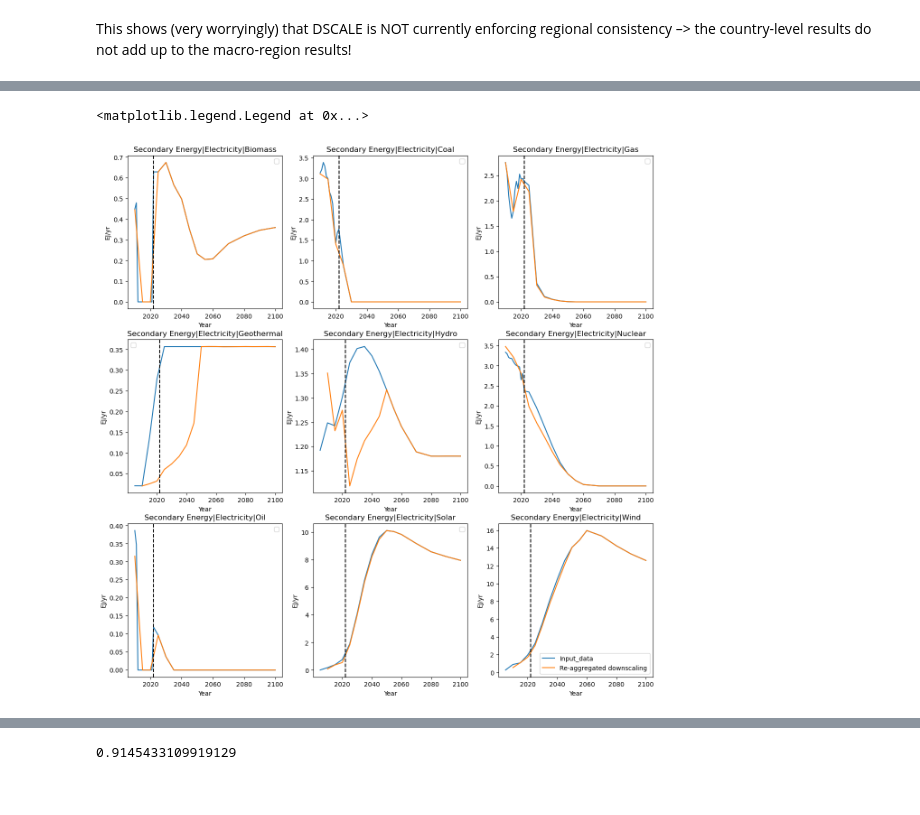
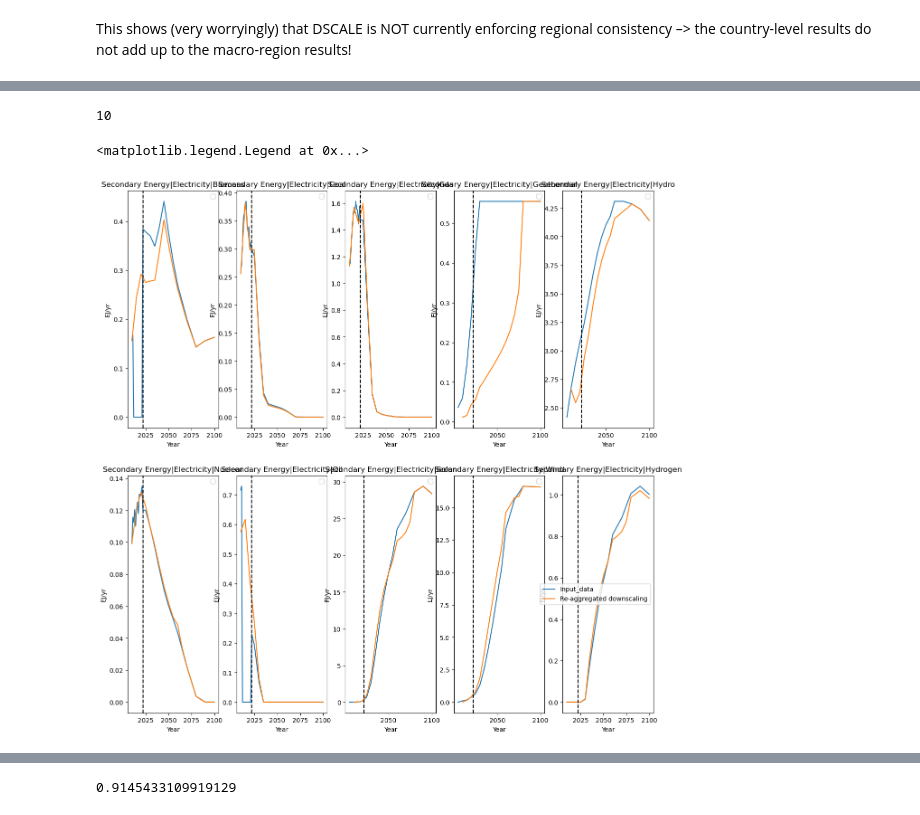
Before and after one commit to fabiosferra/DSCALE, a Jupyter notebook: notebook/explore_power.ipynb, the cells around one changed output, grey strips where cells are left out. Saved outputs shown, nothing was run; the diff lists cells and outputs as text; code cells hidden in the pictures.

Commit message:
notebooks with plots for enegry mix

```diff
--- a/notebook/explore_power.ipynb
+++ b/notebook/explore_power.ipynb
@@ -95,6 +93,6 @@ NPE_PATH = (
 
 NPE_PATH: os.PathLike = BOX_MOUNT_PATH / NPE_PATH
 # %%
-input_data = pyam.IamDataFrame(REMIND_PATH / 'ar6_templates/REMIND-MAgPIE_coreAndVariations_2025-12-10_16.07.26.xlsx')
-input_data_harm = pyam.IamDataFrame(REMIND_PATH / 'processed_data/npe_core_scenario_harmonised_AR6_reporting.csv')
+# input_data = pyam.IamDataFrame(REMIND_PATH / 'ar6_templates/REMIND-MAgPIE_coreAndVariations_2025-12-10_16.07.26.xlsx')
+input_data = pyam.IamDataFrame(REMIND_PATH / 'processed_data/npe_core_scenario_harmonised_AR6_reporting.csv')
 # %% [output]
@@ -112,3 +108,3 @@ npe_siamese = pyam.IamDataFrame(NPE_PATH / '3_Data/results_v12/siamese.csv')
 # %%
-dscale_results = pyam.IamDataFrame('../results/5_Explorer_and_New_Variables/REMIND 3.4_REMIND_fuel_mix_testing_04_02_2026_2022_harmo_step5g_synfuel.csv')
+dscale_results = pyam.IamDataFrame('../results/5_Explorer_and_New_Variables/REMIND 3.4_REMIND_fuel_mix_testing_10_02_2026_2022_harmo_step5h_hydrogen.csv')
 # %% [output]
@@ -188,6 +182,7 @@ power_mix_var = [
  'Secondary Energy|Electricity|Oil',
  'Secondary Energy|Electricity|Solar',
  'Secondary Energy|Electricity|Wind',
+ 'Secondary Energy|Electricity|Hydrogen',
 #  'Secondary Energy|Electricity|Non-Biomass Renewables'
  ]
 # %%
@@ -247,23 +257,27 @@ change_in_macro_data_harmo_input = change_in_macro_data_harmo_input.loc[~ismatch
+# %%
+len(power_mix_var)
+# %% [output]
+10
 # %%
-f, axes = plt.subplots(nrows=3,ncols=3,figsize=(15,15))
+f, axes = plt.subplots(nrows=2,ncols=5,figsize=(15,15))
 
-plot_reg = 'EUR'
+plot_reg = 'LAM'
 
 for count, ax in enumerate(axes.ravel()[:]):
     # input_data.filter(region=plot_reg,variable=power_mix_var[count],scenario='*core*').plot(ax=ax)
-    input_data_harm.filter(region=plot_reg,variable=power_mix_var[count],scenario='*core*').plot(ax=ax)
+    input_data.filter(region=plot_reg,variable=power_mix_var[count],scenario='*core*').plot(ax=ax)
 
     # dscale_results_agg.filter(region=plot_reg,variable=power_mix_var[count],scenario='*core*').plot(ax=ax)
-    dscale_results_agg_harmo_input.filter(region=plot_reg,variable=power_mix_var[count],scenario='*core*').plot(ax=ax)
+    dscale_results_agg.filter(region=plot_reg,variable=power_mix_var[count],scenario='*core*').plot(ax=ax)
 
     ax.axvline(x=2022, color='k',ls='--')
     ax.set_title(power_mix_var[count])
 
 # ax.legend(['Input_data','Input_data (harmonised)','Re-aggregated downscaling','Re-aggregated downscaling (harmonised)'])
 ax.legend(['Input_data','Re-aggregated downscaling',])
 # %% [output]
 <matplotlib.legend.Legend at 0x...>
-[figure, old version]
+[figure, new version]
 # %%
 change_in_macro_data_harmo_input.loc[ismatch(region='World',variable='Secondary Energy**'),2050].sort_values().replace(0,np.nan).dropna()
 # %% [output]
```
Also changed, not shown: parts of 11 cells of this notebook, 2 other files.
